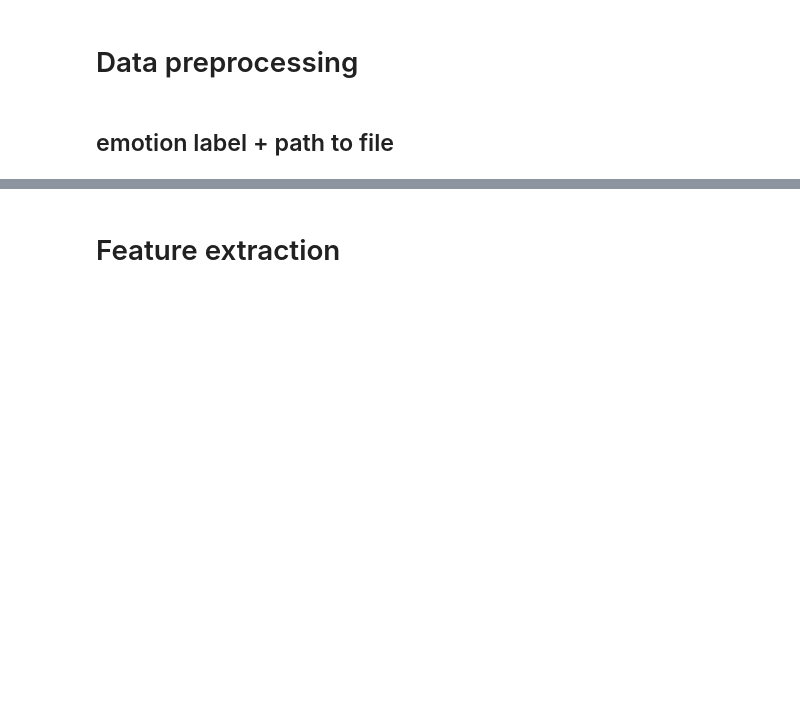
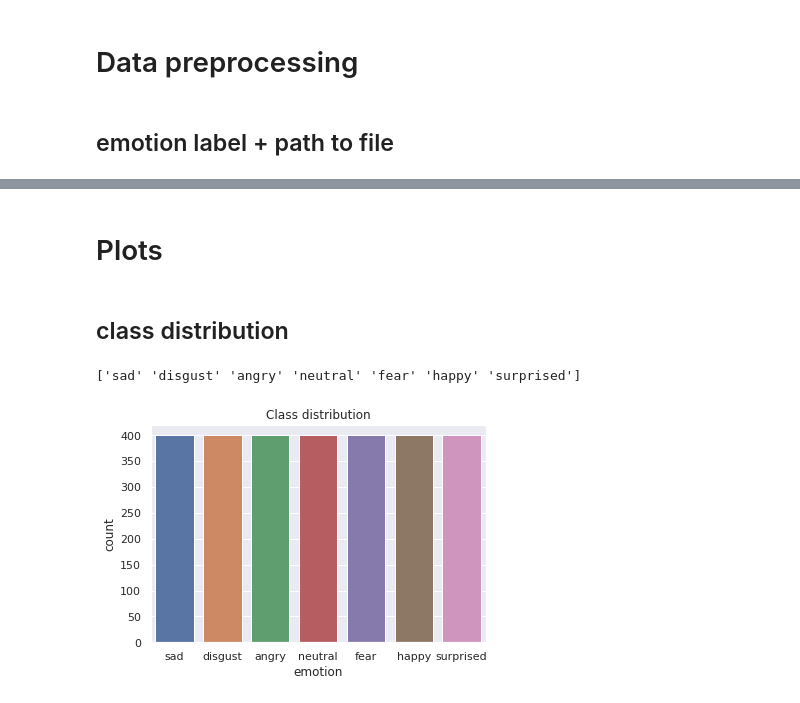
Before and after one commit to mikolajm190/python_SER_DL, a Jupyter notebook: src/tess_SER.ipynb, the cells around one changed output, grey strips where cells are left out. Drawn from its saved outputs; the diff is of its cells as text; code cells hidden in the pictures; blank space fills up the shorter version.

Commit message:
emodb cells import and plots update

```diff
--- a/src/tess_SER.ipynb
+++ b/src/tess_SER.ipynb
@@ -50,3 +50,19 @@ df
 2800 rows × 2 columns
-# %% [markdown]
-# Feature extraction
+# %% [markdown]
+# Plots
+# %% [markdown]
+## class distribution
+# %%
+import seaborn as sns
+import matplotlib.pyplot as plt
+
+# class imbalance plot
+print(df['emotion'].unique())
+sns.set_theme(style='darkgrid')
+sns.countplot(x = 'emotion', data = df)
+plt.title('Class distribution')
+plt.savefig(imgsPath + 'class_distribution.png')
+plt.show()
+# %% [output]
+['sad' 'disgust' 'angry' 'neutral' 'fear' 'happy' 'surprised']
+[figure, added]
```
Also changed, not shown: parts of 22 cells of this notebook.
